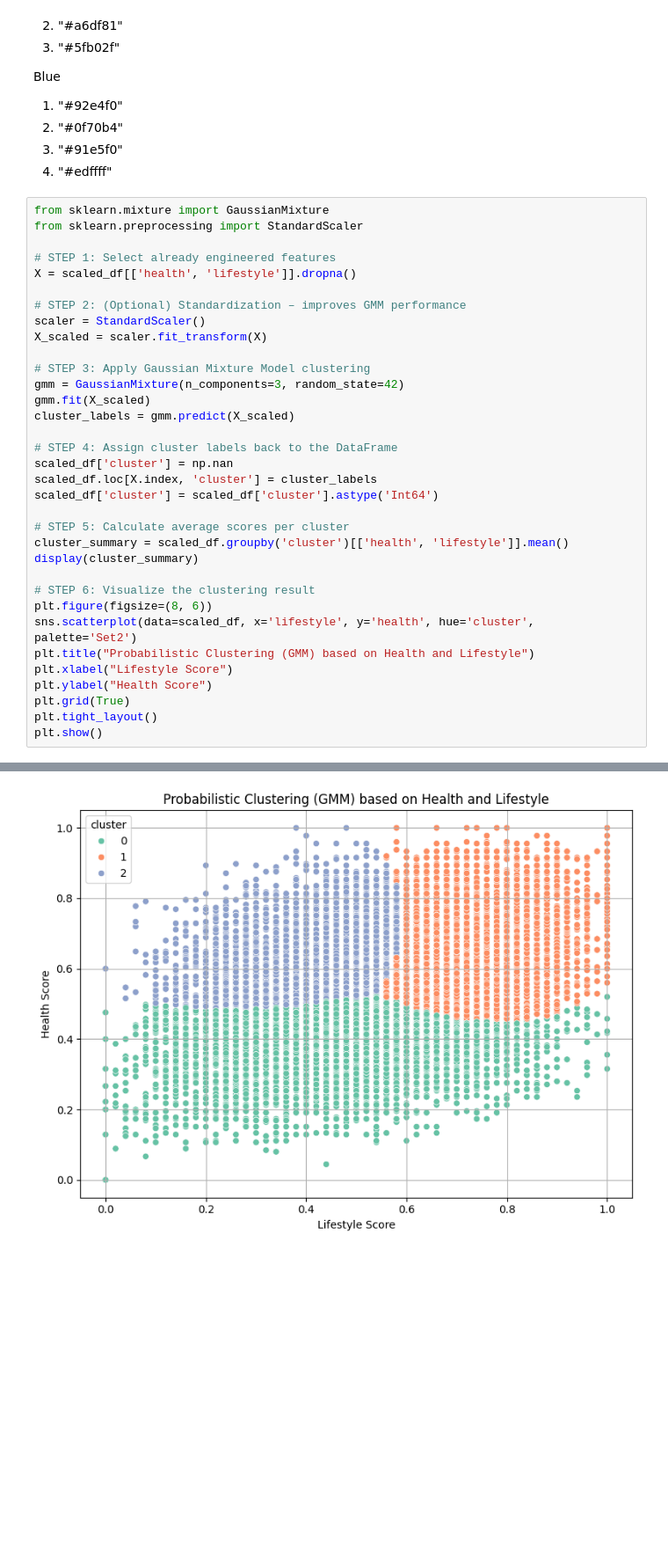
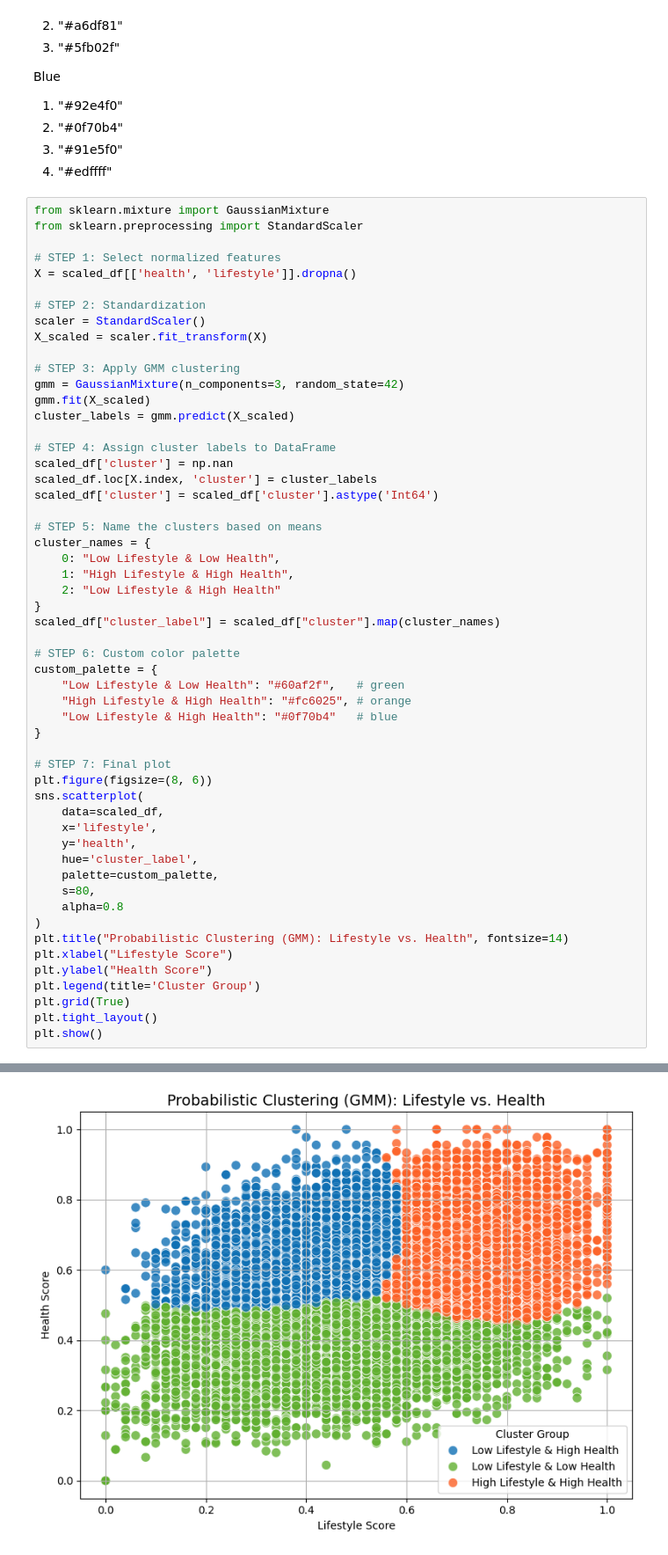
Before and after one commit to amsun001/Project_DataScience-lifestyle-and-wellbeing, a Jupyter notebook: Script/LifestyleAndWellbeing.ipynb, the cells around one changed output, grey strips where cells are left out. Shown at 88% size. Drawn from its saved outputs; the diff is of its cells as text; blank space fills up the shorter version.

Commit message:
added colours and labels

```diff
--- a/Script/LifestyleAndWellbeing.ipynb
+++ b/Script/LifestyleAndWellbeing.ipynb
@@ -528,33 +528,53 @@ Blue
 from sklearn.mixture import GaussianMixture
 from sklearn.preprocessing import StandardScaler
 
-# STEP 1: Select already engineered features
+# STEP 1: Select normalized features
 X = scaled_df[['health', 'lifestyle']].dropna()
 
-# STEP 2: (Optional) Standardization – improves GMM performance
+# STEP 2: Standardization
 scaler = StandardScaler()
 X_scaled = scaler.fit_transform(X)
 
-# STEP 3: Apply Gaussian Mixture Model clustering
+# STEP 3: Apply GMM clustering
 gmm = GaussianMixture(n_components=3, random_state=42)
 gmm.fit(X_scaled)
 cluster_labels = gmm.predict(X_scaled)
 
-# STEP 4: Assign cluster labels back to the DataFrame
+# STEP 4: Assign cluster labels to DataFrame
 scaled_df['cluster'] = np.nan
 scaled_df.loc[X.index, 'cluster'] = cluster_labels
 scaled_df['cluster'] = scaled_df['cluster'].astype('Int64')
 
-# STEP 5: Calculate average scores per cluster
-cluster_summary = scaled_df.groupby('cluster')[['health', 'lifestyle']].mean()
-display(cluster_summary)
+# STEP 5: Name the clusters based on means
+cluster_names = {
+    0: "Low Lifestyle & Low Health",
+    1: "High Lifestyle & High Health",
+    2: "Low Lifestyle & High Health"
+}
+scaled_df["cluster_label"] = scaled_df["cluster"].map(cluster_names)
 
-# STEP 6: Visualize the clustering result
+# STEP 6: Custom color palette
+custom_palette = {
+    "Low Lifestyle & Low Health": "#60af2f",   # green
+    "High Lifestyle & High Health": "#fc6025", # orange
+    "Low Lifestyle & High Health": "#0f70b4"   # blue
+}
+
+# STEP 7: Final plot
 plt.figure(figsize=(8, 6))
-sns.scatterplot(data=scaled_df, x='lifestyle', y='health', hue='cluster', palette='Set2')
-plt.title("Probabilistic Clustering (GMM) based on Health and Lifestyle")
+sns.scatterplot(
+    data=scaled_df,
+    x='lifestyle',
+    y='health',
+    hue='cluster_label',
+    palette=custom_palette,
+    s=80,
+    alpha=0.8
+)
+plt.title("Probabilistic Clustering (GMM): Lifestyle vs. Health", fontsize=14)
 plt.xlabel("Lifestyle Score")
 plt.ylabel("Health Score")
+plt.legend(title='Cluster Group')
 plt.grid(True)
 plt.tight_layout()
 plt.show()
@@ -567 +582 @@ plt.show()
-[figure, old version]
+[figure, new version]
```
Also changed, not shown: parts of 1 cell of this notebook.
